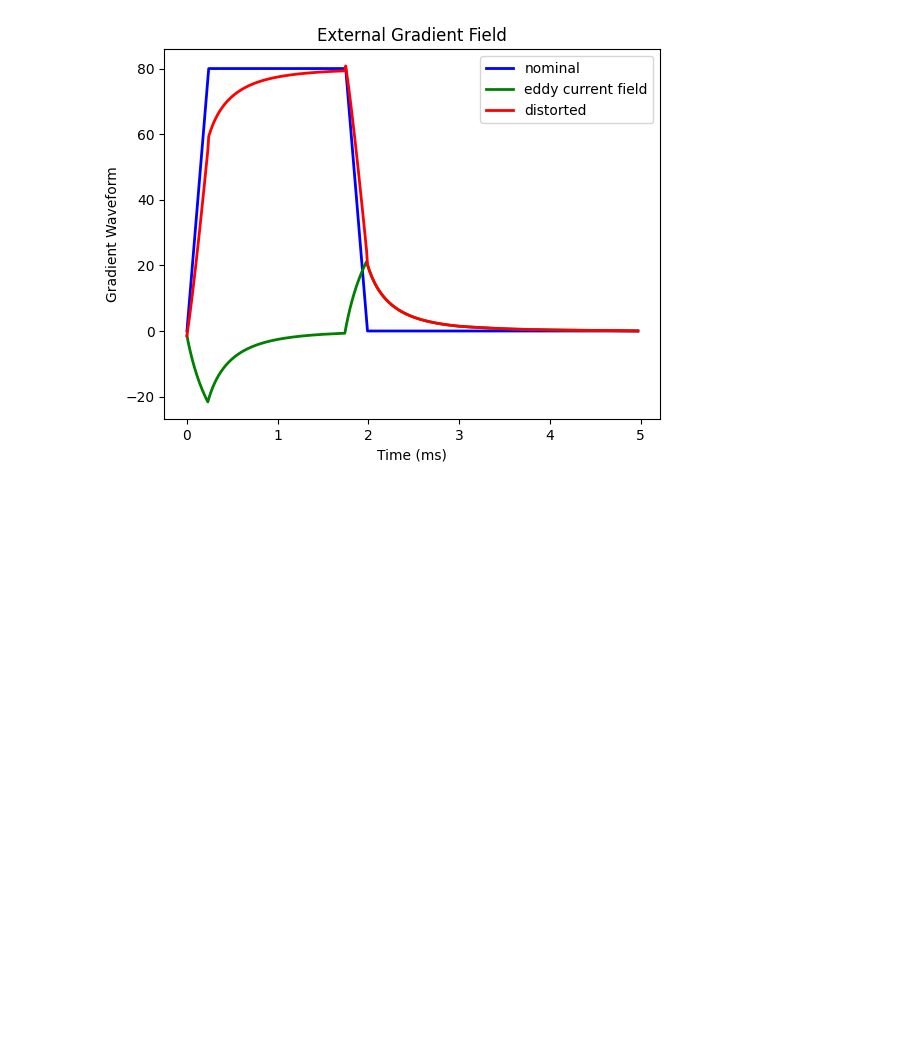
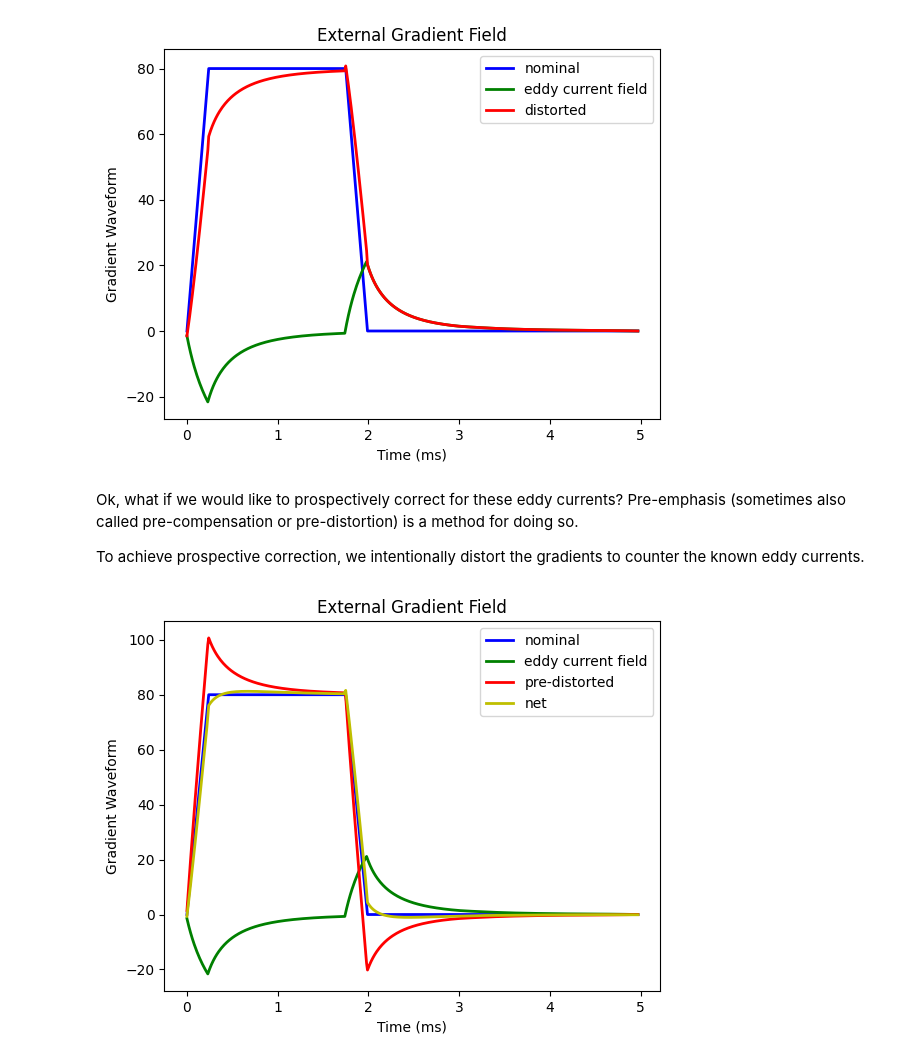
Before and after one commit to jonbmartin/Gradient-Waveform-Errors-Demos, a Jupyter notebook: Ex1_Eddy_Currents.ipynb, the cells around one changed output. Cells and saved outputs as stored; diff of their text form; code cells hidden in the pictures; blank space fills up the shorter version.

Commit message:
add preemphasis

```diff
--- a/Ex1_Eddy_Currents.ipynb
+++ b/Ex1_Eddy_Currents.ipynb
@@ -44,9 +44,12 @@ B0_eddy = np.convolve(-S_ext, eps, mode='full')
 B_net = B0_eddy + np.pad(B_ext, (0, len(B0_eddy) - len(B_ext)))
 t_grad_distorted = np.arange(0, np.size(B_net)*gts, gts)
 # Plot results
-plt.plot(t_grad_distorted * 1e3, np.pad(B_ext, (0, len(B0_eddy) - len(B_ext))), 'b', linewidth=2)
+B_ext_norm = np.pad(B_ext, (0, len(B0_eddy) - len(B_ext)))
+
+plt.plot(t_grad_distorted * 1e3, B_ext_norm, 'b', linewidth=2)
 plt.plot(t_grad_distorted * 1e3, B0_eddy, 'g', linewidth=2)
 plt.plot(t_grad_distorted * 1e3, B_net, 'r', linewidth=2)
+
 plt.legend(['nominal', 'eddy current field', 'distorted'])
 plt.plot()
 plt.title('External Gradient Field')
@@ -55,3 +58,27 @@ plt.ylabel('Gradient Waveform')
 plt.show()
 # %% [output]
 [figure]
+# %% [markdown]
+Ok, what if we would like to prospectively correct for these eddy currents? Pre-emphasis (sometimes also called pre-compensation or pre-distortion) is a method for doing so.
+
+To achieve prospective correction, we intentionally distort the gradients to counter the known eddy currents.
+# %%
+B_preemph = B_ext_norm - B0_eddy
+S_preemph = np.diff(B_preemph)
+
+# Convolve with external magnetic field to simulate eddy currents
+B_preemph_eddy = np.convolve(-S_preemph, eps, mode='full')
+B_preemph_net = B_preemph_eddy + np.pad(B_preemph, (0, len(B_preemph_eddy) - len(B_preemph)))
+
+plt.plot(t_grad_distorted * 1e3, B_ext_norm, 'b', linewidth=2)
+plt.plot(t_grad_distorted * 1e3, B0_eddy, 'g', linewidth=2)
+plt.plot(t_grad_distorted * 1e3, B_preemph, 'r', linewidth=2)
+plt.plot(t_grad_distorted * 1e3, B_preemph_net[0:498], 'y', linewidth=2)
+
+plt.legend(['nominal', 'eddy current field', 'pre-distorted', 'net'])
+plt.title('External Gradient Field')
+plt.xlabel('Time (ms)')
+plt.ylabel('Gradient Waveform')
+plt.show()
+# %% [output]
+[figure, added]
```
